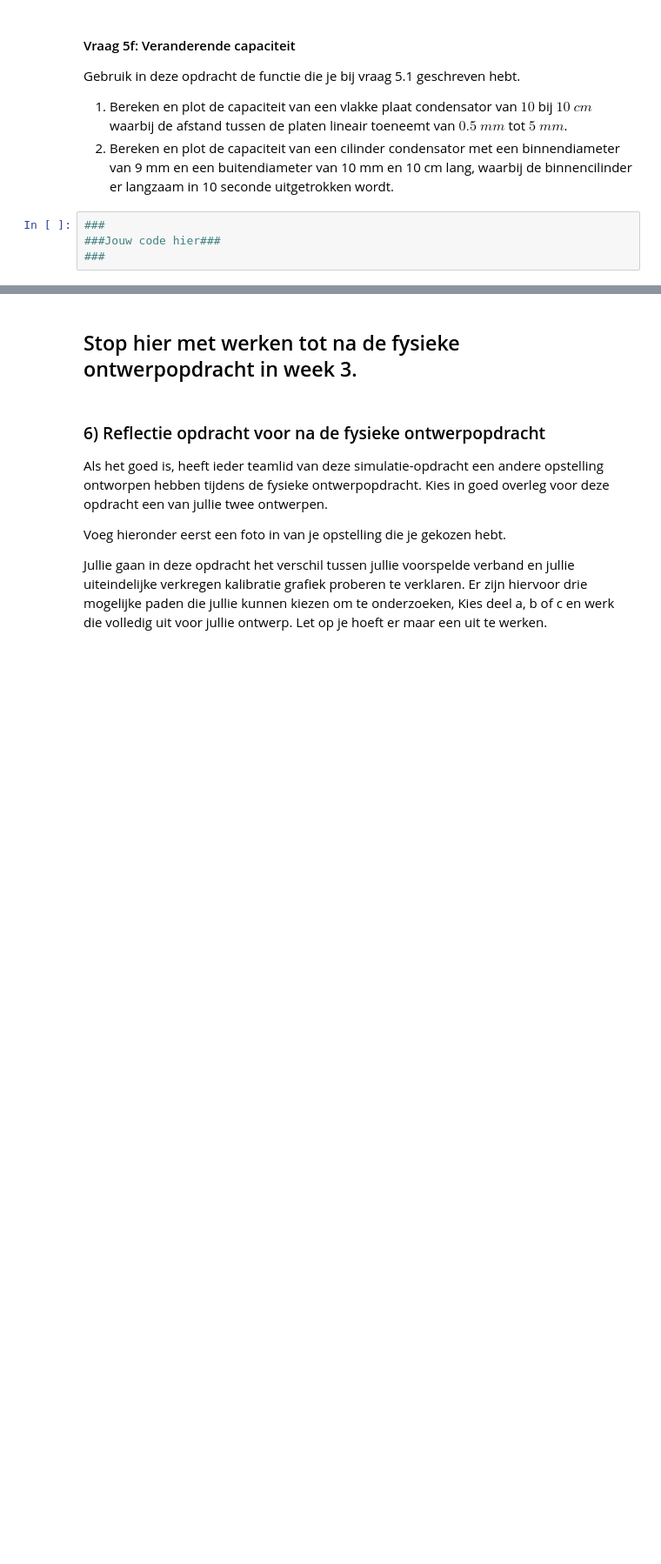
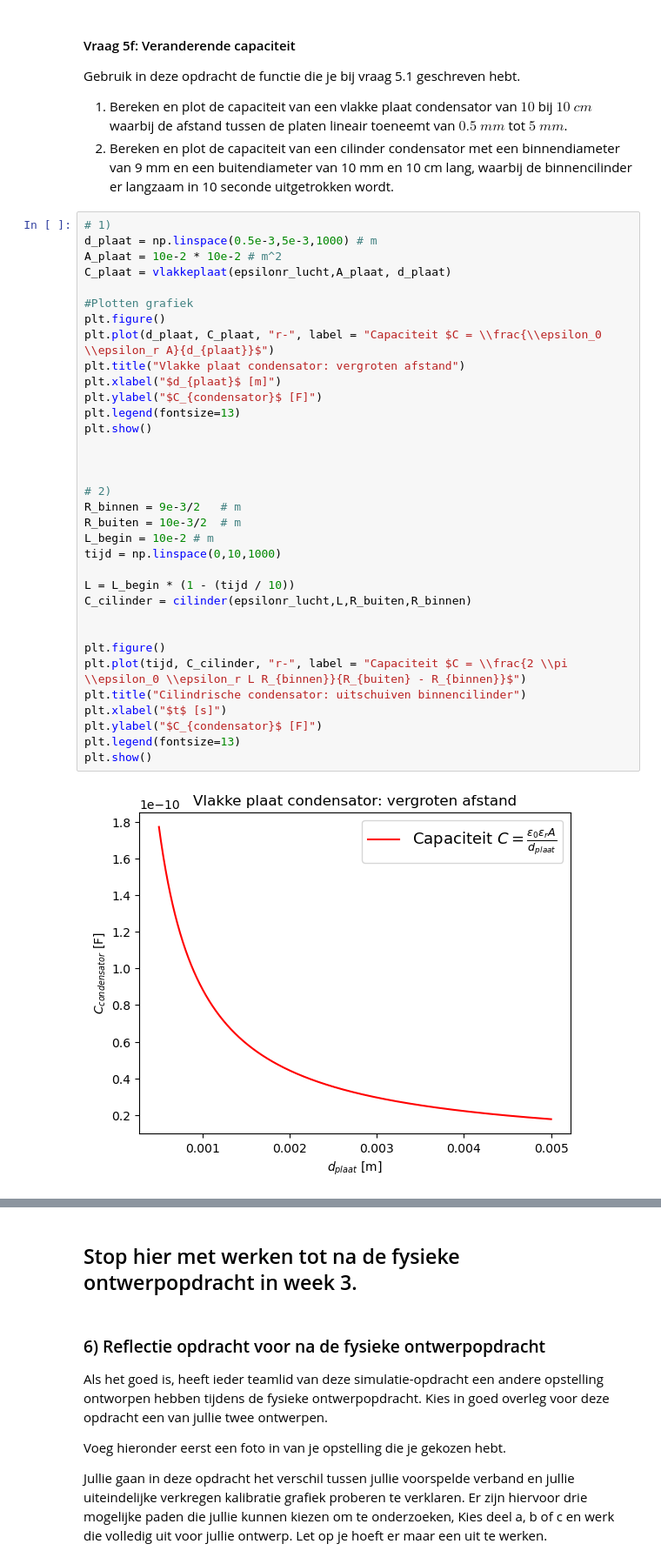
Before and after one commit to emmajuledrent/opdrachten-DEF-D, a Jupyter notebook: DigitaleOntwerpopdrachten/1CondensatorOpdracht/CondensatorOntwerpopdracht.ipynb, the cells around one changed output, grey strips where cells are left out. Shown at 87% size. Saved outputs shown, nothing was run; the diff lists cells and outputs as text; blank space fills up the shorter version.

```diff
--- a/DigitaleOntwerpopdrachten/1CondensatorOpdracht/CondensatorOntwerpopdracht.ipynb
+++ b/DigitaleOntwerpopdrachten/1CondensatorOpdracht/CondensatorOntwerpopdracht.ipynb
@@ -610,6 +689,38 @@ Gebruik in deze opdracht de functie die je bij vraag 5.1 geschreven hebt.
 1. Bereken en plot de capaciteit van een vlakke plaat condensator van $10$ bij $10$ $cm$ waarbij de afstand tussen de platen lineair toeneemt van $0.5$ $mm$ tot $5$ $mm$.
 2. Bereken en plot de capaciteit van een cilinder condensator met een binnendiameter van 9 mm en een buitendiameter van 10 mm en 10 cm lang, waarbij de binnencilinder er langzaam in 10 seconde uitgetrokken wordt.
 # %%
-###
-###Jouw code hier###
-###
+# 1)
+d_plaat = np.linspace(0.5e-3,5e-3,1000) # m
+A_plaat = 10e-2 * 10e-2 # m^2
+C_plaat = vlakkeplaat(epsilonr_lucht,A_plaat, d_plaat)
+
+#Plotten grafiek
+plt.figure()
+plt.plot(d_plaat, C_plaat, "r-", label = "Capaciteit $C = \\frac{\\epsilon_0 \\epsilon_r A}{d_{plaat}}$")
+plt.title("Vlakke plaat condensator: vergroten afstand")
+plt.xlabel("$d_{plaat}$ [m]")
+plt.ylabel("$C_{condensator}$ [F]")
+plt.legend(fontsize=13)
+plt.show()
+
+
+
+# 2)
+R_binnen = 9e-3/2   # m
+R_buiten = 10e-3/2  # m
+L_begin = 10e-2 # m
+tijd = np.linspace(0,10,1000)
+
+L = L_begin * (1 - (tijd / 10))
+C_cilinder = cilinder(epsilonr_lucht,L,R_buiten,R_binnen)
+
+
+plt.figure()
+plt.plot(tijd, C_cilinder, "r-", label = "Capaciteit $C = \\frac{2 \\pi \\epsilon_0 \\epsilon_r L R_{binnen}}{R_{buiten} - R_{binnen}}$")
+plt.title("Cilindrische condensator: uitschuiven binnencilinder")
+plt.xlabel("$t$ [s]")
+plt.ylabel("$C_{condensator}$ [F]")
+plt.legend(fontsize=13)
+plt.show()
+# %% [output]
+[figure, added]
```
Also changed, not shown: parts of 8 cells of this notebook.
